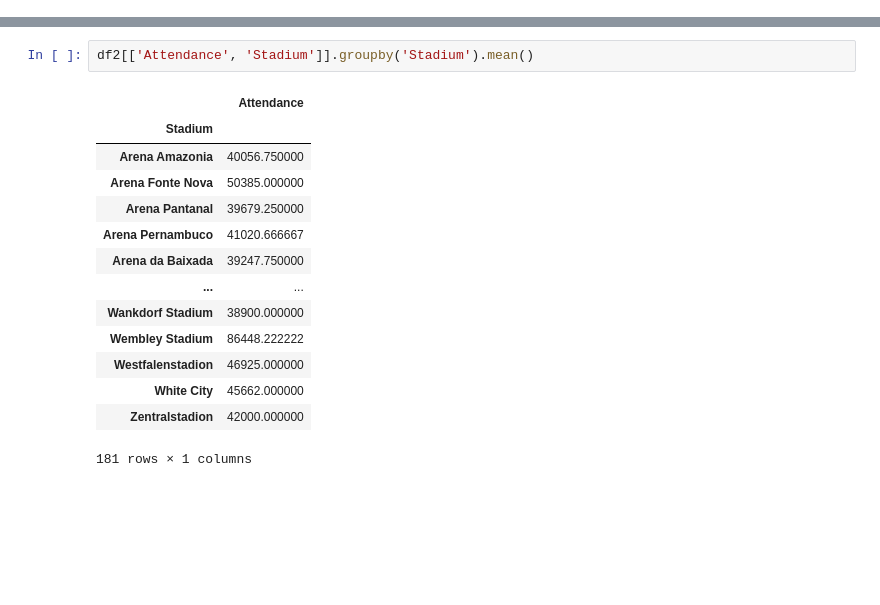
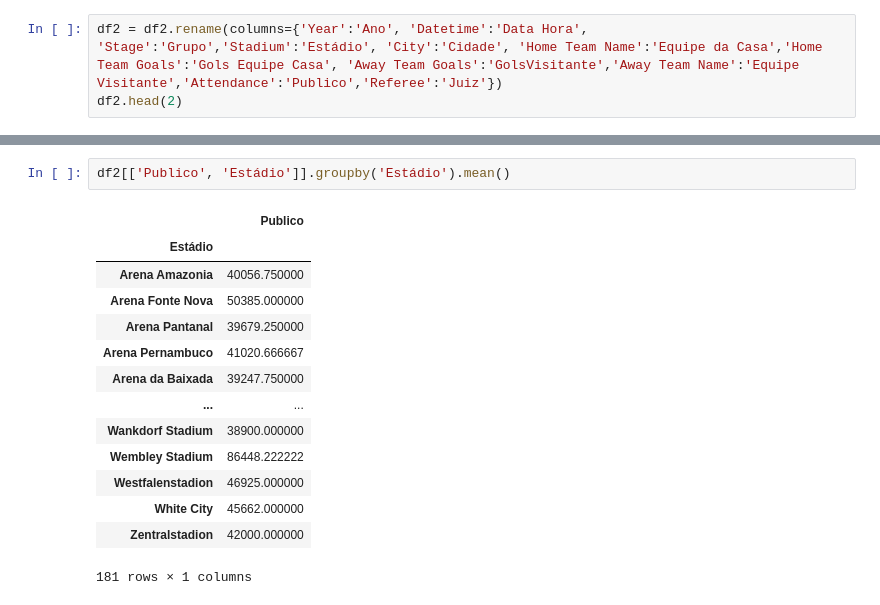
Before and after one commit to osantoschris/projeto-final-tec-programacao, a Jupyter notebook: crtavares.ipynb, the cells around one changed output, grey strips where cells are left out. Cells and saved outputs as stored; diff of their text form; blank space fills up the shorter version.

```diff
--- a/crtavares.ipynb
+++ b/crtavares.ipynb
@@ -104,0 +113,3 @@ Name: Stadium, Length: 151, dtype: int64
+# %%
+df2 = df2.rename(columns={'Year':'Ano', 'Datetime':'Data Hora', 'Stage':'Grupo','Stadium':'Estádio', 'City':'Cidade', 'Home Team Name':'Equipe da Casa','Home Team Goals':'Gols Equipe Casa', 'Away Team Goals':'GolsVisitante','Away Team Name':'Equipe Visitante','Attendance':'Publico','Referee':'Juiz'})
+df2.head(2)
@@ -105,8 +160,8 @@ Name: Stadium, Length: 151, dtype: int64
 # %%
-df2[['Attendance', 'Stadium']].groupby('Stadium').mean()
+df2[['Publico', 'Estádio']].groupby('Estádio').mean()
 # %% [output]
-|  | Attendance |
-| Stadium |  |
+|  | Publico |
+| Estádio |  |
 | Arena Amazonia | 40056.750000 |
 | Arena Fonte Nova | 50385.000000 |
 | Arena Pantanal | 39679.250000 |
```
Also changed, not shown: parts of 20 cells of this notebook.
